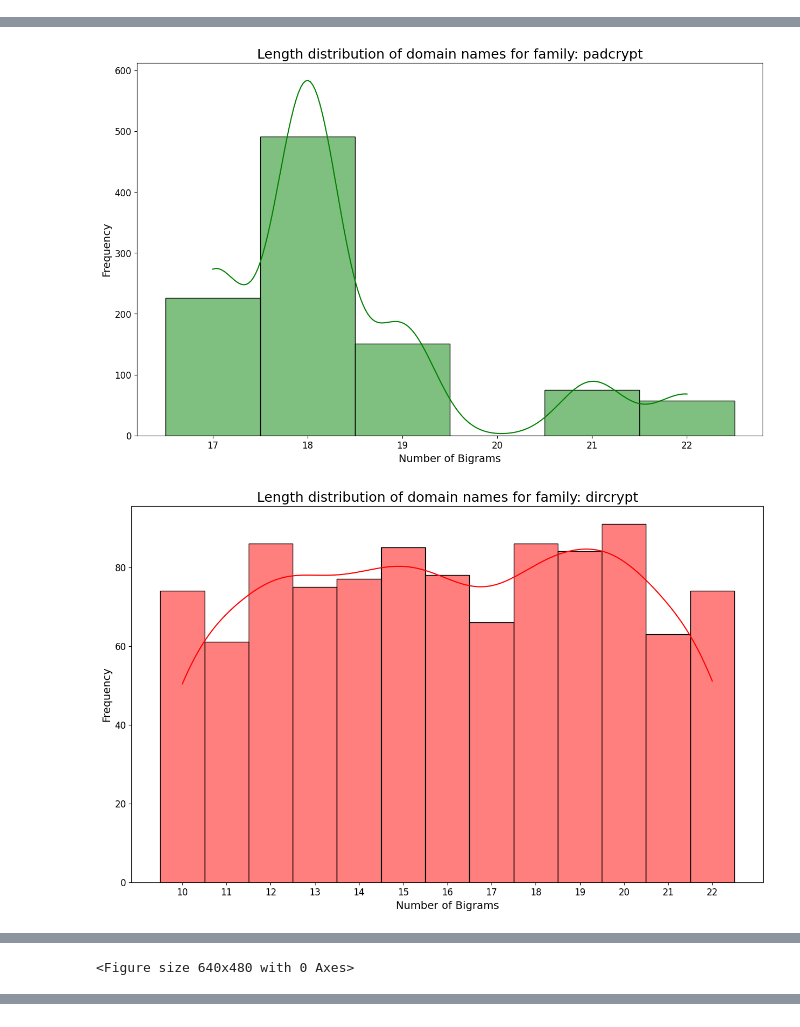
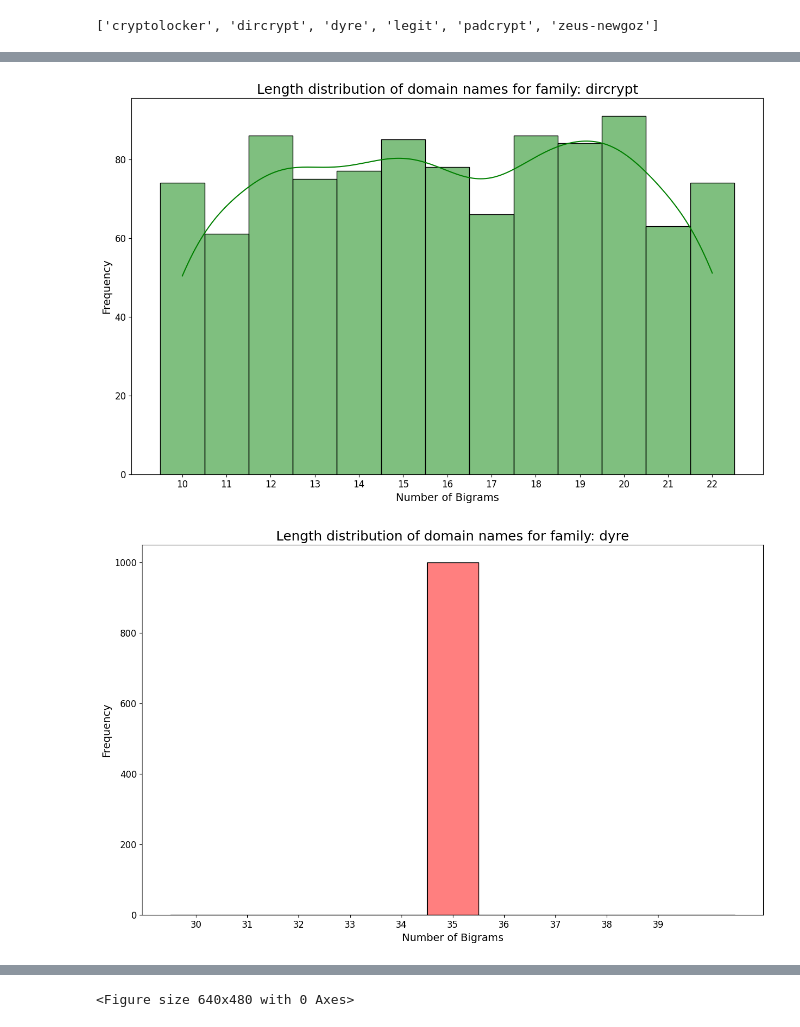
Before and after one commit to S1107327/datascience, a Jupyter notebook: Desc_analysis.ipynb, the cells around one changed output, grey strips where cells are left out. Drawn from its saved outputs; the diff is of its cells as text; code cells hidden in the pictures.

```diff
--- a/Desc_analysis.ipynb
+++ b/Desc_analysis.ipynb
@@ -34,8 +34,10 @@ def fasttextPreTrained(vecfile):
 # %%
 def run_length():
     dataset = pd.read_csv(f'example_dataset.csv')
-    families = set(dataset["label_multiclass"])
-    colors=["c", "g", "r", "orange", "b"]
+    families = list(set(dataset["label_multiclass"]))
+    families.sort()
+    print(families)
+    colors=["c", "g", "r", "orange", "brown","b"]
     for family, color in zip(families, colors):
         dataset_to_study = dataset[dataset["label_multiclass"] == family]
         domain_names_to_study = dataset_to_study["bigrams"]
@@ -71,3 +73,4 @@ def run_length():
 
 run_length()
 # %% [output]
+['cryptolocker', 'dircrypt', 'dyre', 'legit', 'padcrypt', 'zeus-newgoz']
@@ -75,3 +78,3 @@ run_length()
-[figure, old version]
+[figure, new version]
-[figure, old version]
+[figure, new version]
 [figure]
@@ -79 +81,0 @@ run_length()
-<Figure size 640x480 with 0 Axes>
@@ -80,3 +83,4 @@ run_length()
+<Figure size 640x480 with 0 Axes>
 # %%
 def run_stats():
     # COLLEZIONAMENTO DATI DAL DATASET
```
Also changed, not shown: parts of 2 cells of this notebook.
